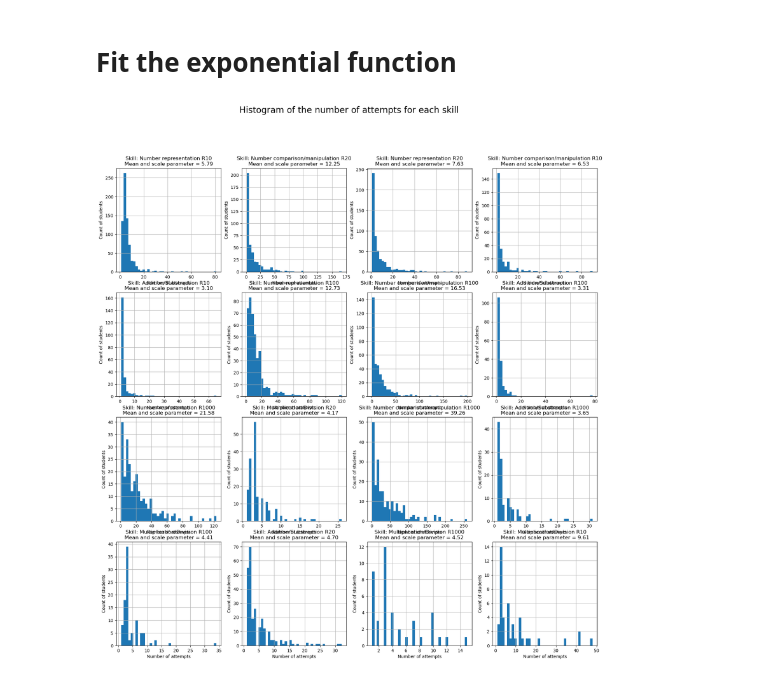
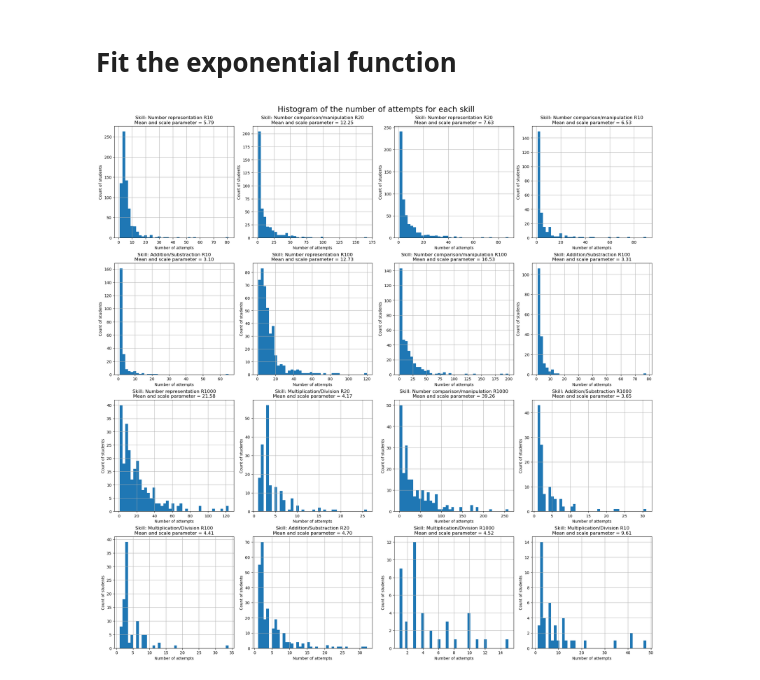
Before and after one commit to emmabhl/MLBD_Calcularis_Sectumsempra, a Jupyter notebook: learning_model_BKT.ipynb, the cells around one changed output. Drawn from its saved outputs; the diff is of its cells as text; code cells hidden in the pictures.

Commit message:
evaluation of model BKT and dummy, lineplot, plot of results, moving average, etc bref lot of modif

```diff
--- a/learning_model_BKT.ipynb
+++ b/learning_model_BKT.ipynb
@@ -72,10 +72,11 @@ proba_dataset = {}
 proba_test = {}
 for skill in skills:
     proba_dataset[skill] = modelBKT[skill].predict(data=subtasks_train[subtasks_train['skill_name'] == skill])[['user_id', 'correct_predictions']]
-    proba_test[skill] = modelBKT[skill].predict(data=subtasks_test[subtasks_test['skill_name'] == skill])[['user_id', 'correct_predictions', 'skill_name']]
+    proba_test[skill] = modelBKT[skill].predict(data=subtasks_test[subtasks_test['skill_name'] == skill])[['user_id', 'correct_predictions']]
 
     # Add the attempt number
     proba_dataset[skill]['attempt'] = proba_dataset[skill].groupby(by = "user_id").cumcount()
+    proba_test[skill]['attempt'] = proba_test[skill].groupby(by = "user_id").cumcount()
 
 proba_dataset['Number representation R10']
 # %% [output]
@@ -95 +96,12 @@ proba_dataset['Number representation R10']
 4150 rows × 3 columns
+# %%
+fig, ax = plt.subplots(4, 4, figsize=(20, 20), constrained_layout=True)
+for skill, axe in zip(skills, ax.flatten()):
+    df = proba_dataset[skill].set_index('attempt', inplace=False)
+    df.groupby('user_id')['correct_predictions'].plot(alpha=0.2, ax=axe, legend=False)
+    axe.set_xlabel('number of attempts')
+    axe.set_ylabel('probability of success')
+    axe.set_title('Skill: {}'.format(skill))
+    axe.set_ylim(0, 1)
+plt.suptitle('Plot of the correct prediction in function of the number of attempts for each user and each skill', fontsize=20)
+plt.show()
@@ -117,17 +131,17 @@ with warnings.catch_warnings():
 # %%
 # Plot the histogram of the number of attempts
 scale_param = {}
-fig, ax = plt.subplots(4, 4, figsize=(4*5, 4*5))
+fig, ax = plt.subplots(4, 4, figsize=(4*5, 4*5), constrained_layout=True)
 for skill, axe in zip(skills, ax.flatten()):
     scale_param[skill] = students_param[skill].number_attempts.mean()
     students_param[skill].number_attempts.hist(bins=40, ax=axe)
     axe.set_title('Skill: {}\nMean and scale parameter = {:.2f}'.format(skill, scale_param[skill]))
     axe.set_xlabel('Number of attempts')
     axe.set_ylabel('Count of students')
 plt.suptitle('Histogram of the number of attempts for each skill', fontsize=20)
 plt.show()
 # %% [output]
-[figure, old version]
+[figure, new version]
 # %%
 # Plot the values of each parameter as a function of the number of attempts
 parameters = ['lambda_', 'a', 'b']
```
Also changed, not shown: parts of 18 cells of this notebook, 1 other file.
